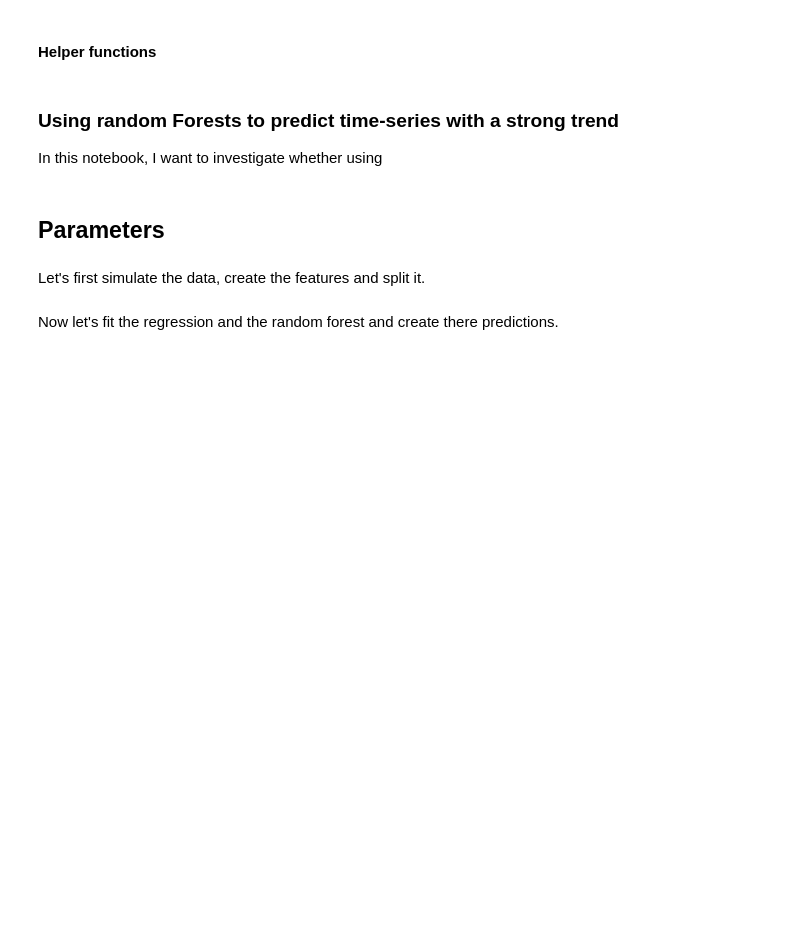
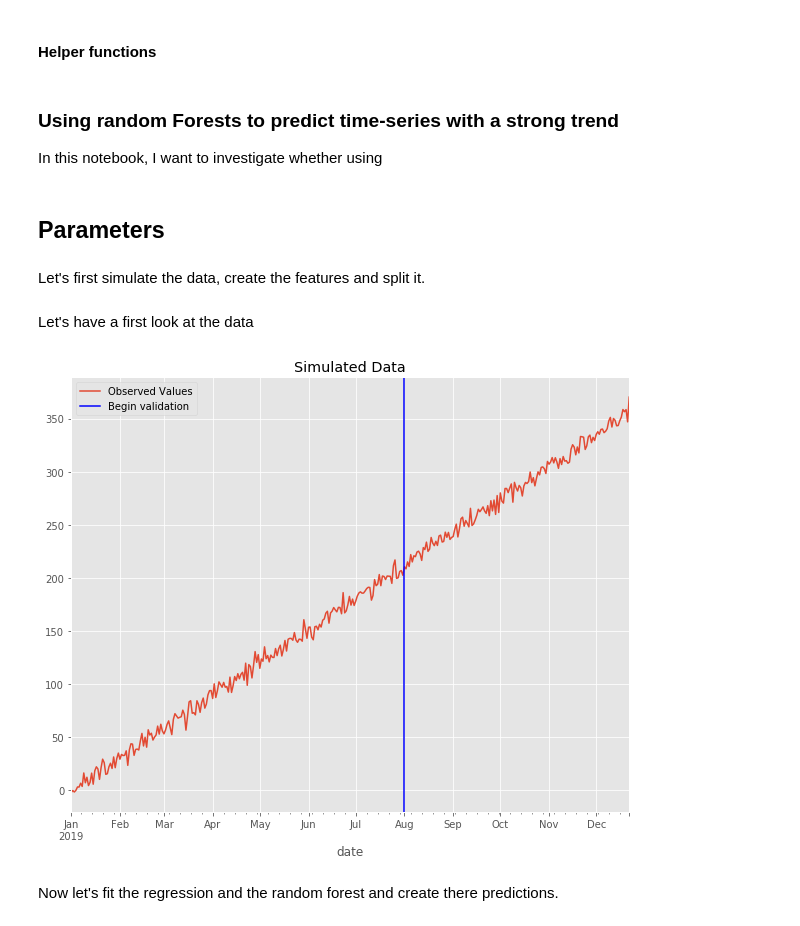
Before and after one commit to titoeb/rf_vs_trend, a Jupyter notebook: trend_predictions.ipynb, the cells around one changed output. Cells and saved outputs as stored; diff of their text form; code cells hidden in the pictures; blank space fills up the shorter version.

```diff
--- a/trend_predictions.ipynb
+++ b/trend_predictions.ipynb
@@ -105,6 +105,18 @@ df_lagged_features = create_train_from_ts(df=data, lags=[1], target=target)
 
 # Split the data
 X_train, X_test, y_train, y_test = split_train_test(df_lagged_features, start_test=start_validation, max_lag=1, target=target)
+# %% [markdown]
+Let's have a first look at the data
+# %%
+fig, ax = plt.subplots(figsize=(10, 8))
+data.plot(ax=ax)
+
+ax.axvline(start_validation, data.data.min(), data.data.max(), label="Begin validation", color="Blue")
+
+ax.legend(labels = ["Observed Values", "Begin validation"])
+_ = ax.set_title("Simulated Data")
+# %% [output]
+[figure, added]
 # %% [markdown]
 Now let's fit the regression and the random forest and create there predictions.
 # %%
```
Also changed, not shown: parts of 6 cells of this notebook.
